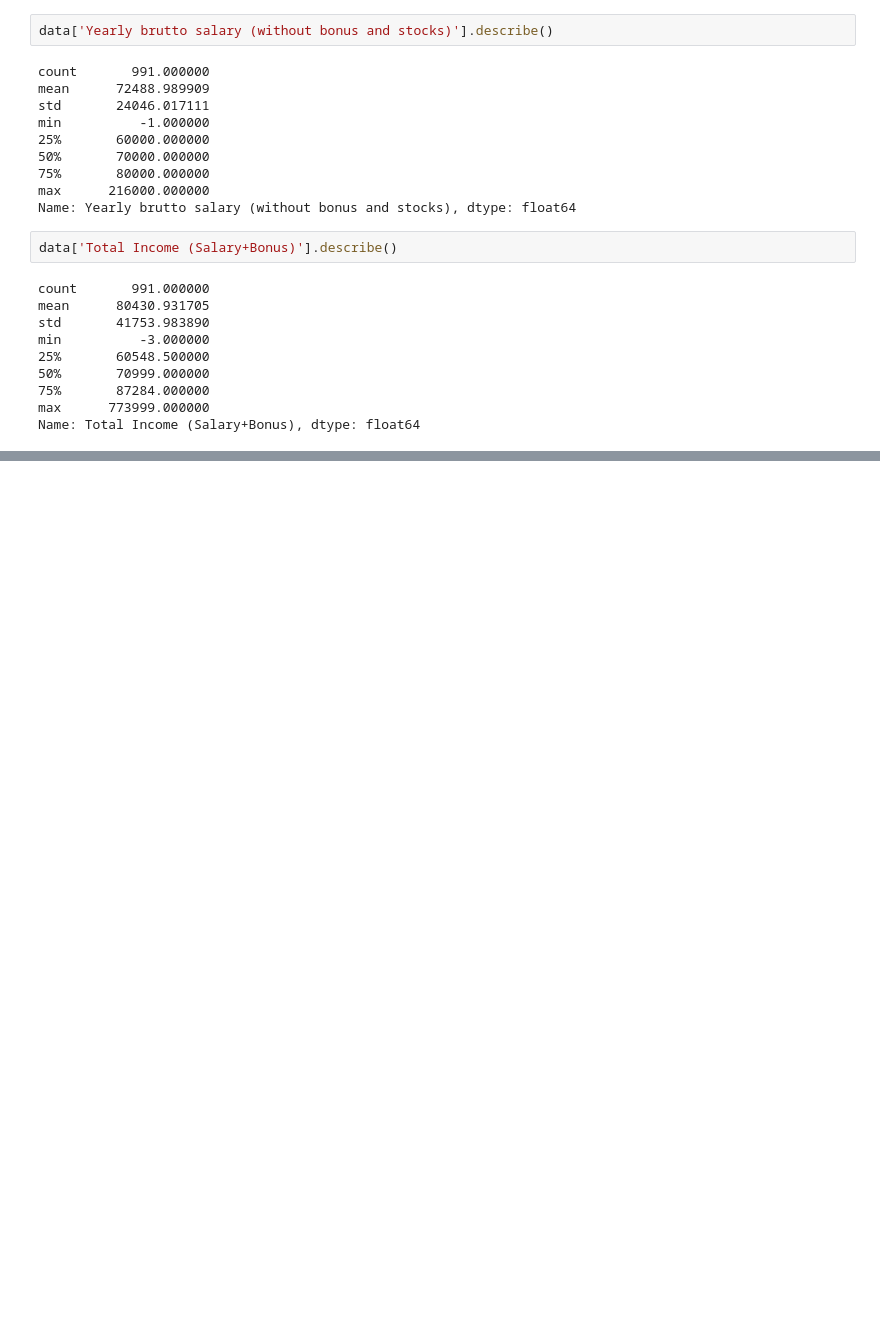
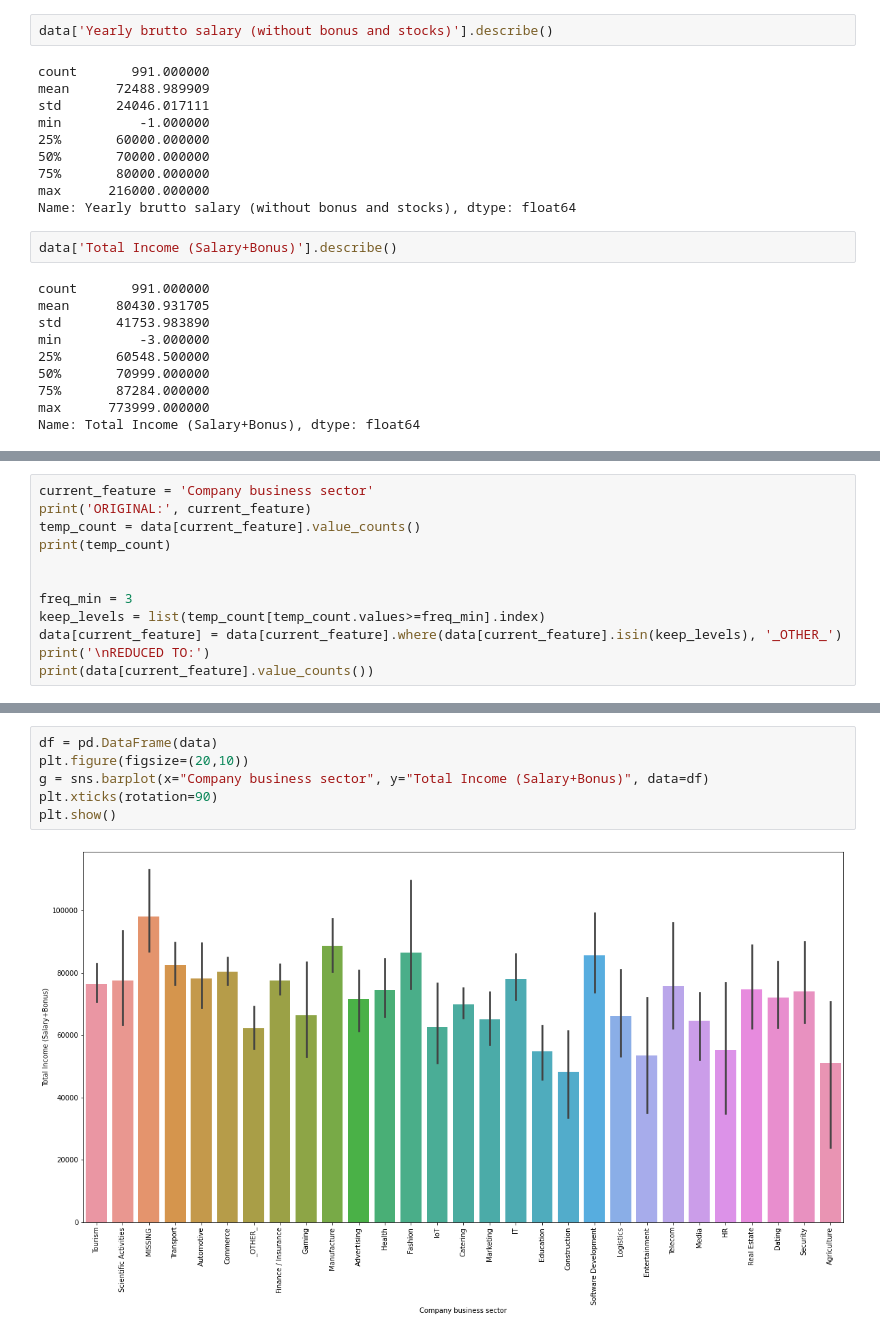
Before and after one commit to prathyusha1231/EDA, a Jupyter notebook: EDA on IT salary survey 2019.ipynb, the cells around one changed output, grey strips where cells are left out. Drawn from its saved outputs; the diff is of its cells as text; blank space fills up the shorter version.

```diff
--- a/EDA on IT salary survey 2019.ipynb
+++ b/EDA on IT salary survey 2019.ipynb
@@ -456,0 +496,12 @@ for f in my_features:
+# %%
+current_feature = 'Company business sector'
+print('ORIGINAL:', current_feature)
+temp_count = data[current_feature].value_counts()
+print(temp_count)
+
+
+freq_min = 3
+keep_levels = list(temp_count[temp_count.values>=freq_min].index)
+data[current_feature] = data[current_feature].where(data[current_feature].isin(keep_levels), '_OTHER_')
+print('\nREDUCED TO:')
+print(data[current_feature].value_counts())
@@ -456,0 +526,8 @@ for f in my_features:
+# %%
+df = pd.DataFrame(data)
+plt.figure(figsize=(20,10))
+g = sns.barplot(x="Company business sector", y="Total Income (Salary+Bonus)", data=df)
+plt.xticks(rotation=90)
+plt.show()
+# %% [output]
+[figure, added]
```
Also changed, not shown: parts of 22 cells of this notebook.
